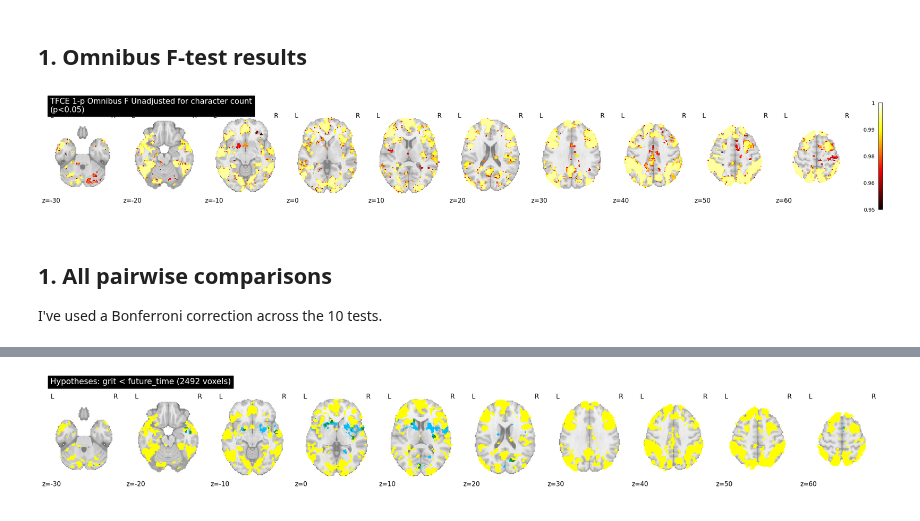
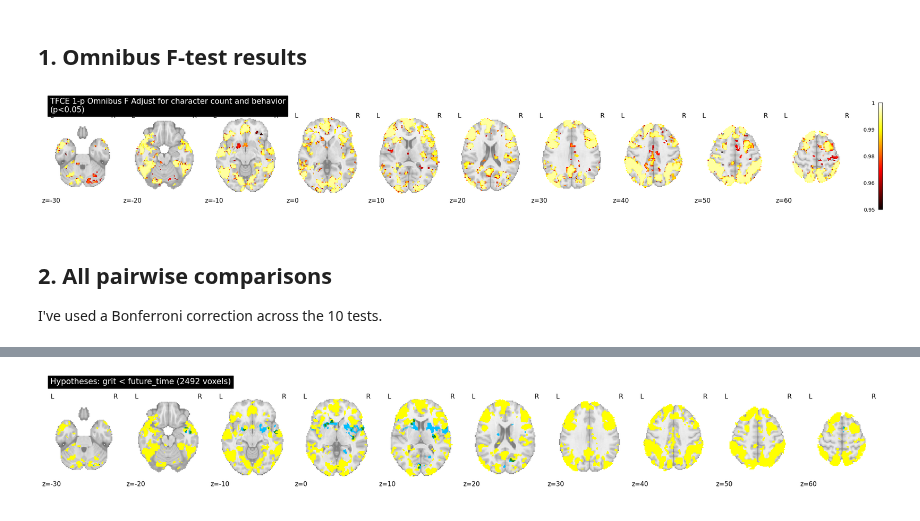
Before and after one commit to jaemonj/survey-medley-code, a Jupyter notebook: analyses/unified_model_questionnaire_average_omnibus_f/review_results_unified.ipynb, the cells around one changed output, grey strips where cells are left out. Drawn from its saved outputs; the diff is of its cells as text; code cells hidden in the pictures.

Commit message:
updated unified omnibus notebook

```diff
--- a/analyses/unified_model_questionnaire_average_omnibus_f/review_results_unified.ipynb
+++ b/analyses/unified_model_questionnaire_average_omnibus_f/review_results_unified.ipynb
@@ -65,24 +90,24 @@ omnibus_pmap_file.exists(), omnibus_fmap_file.exists(), paired_outdir.exists()
 # %%
 z_slices = list(range(-30, 61, 10))
 threshold = 0.95
 
 plot_stat_map(
     omnibus_pmap_file,
     threshold=threshold,
     display_mode='z',
     cut_coords=z_slices,
     colorbar=True,
     vmin=0.95,
     vmax=1.005,
     symmetric_cbar=False,
     cmap='hot',
-    title=f'TFCE 1-p Omnibus F Unadjusted for character count\n(p<{(1 - threshold):.2f})',
+    title=f'TFCE 1-p Omnibus F Adjust for character count and behavior\n(p<{(1 - threshold):.2f})',
 )
 plt.show()
 # %% [output]
-[figure, old version]
+[figure, new version]
 # %% [markdown]
-## 1. All pairwise comparisons
+## 2. All pairwise comparisons
 I've used a Bonferroni correction across the 10 tests.
 # %%
 question_pmaps, question_tmaps = get_p_t_maps(paired_outdir)
```
Also changed, not shown: parts of 5 cells of this notebook, 1 other file.
